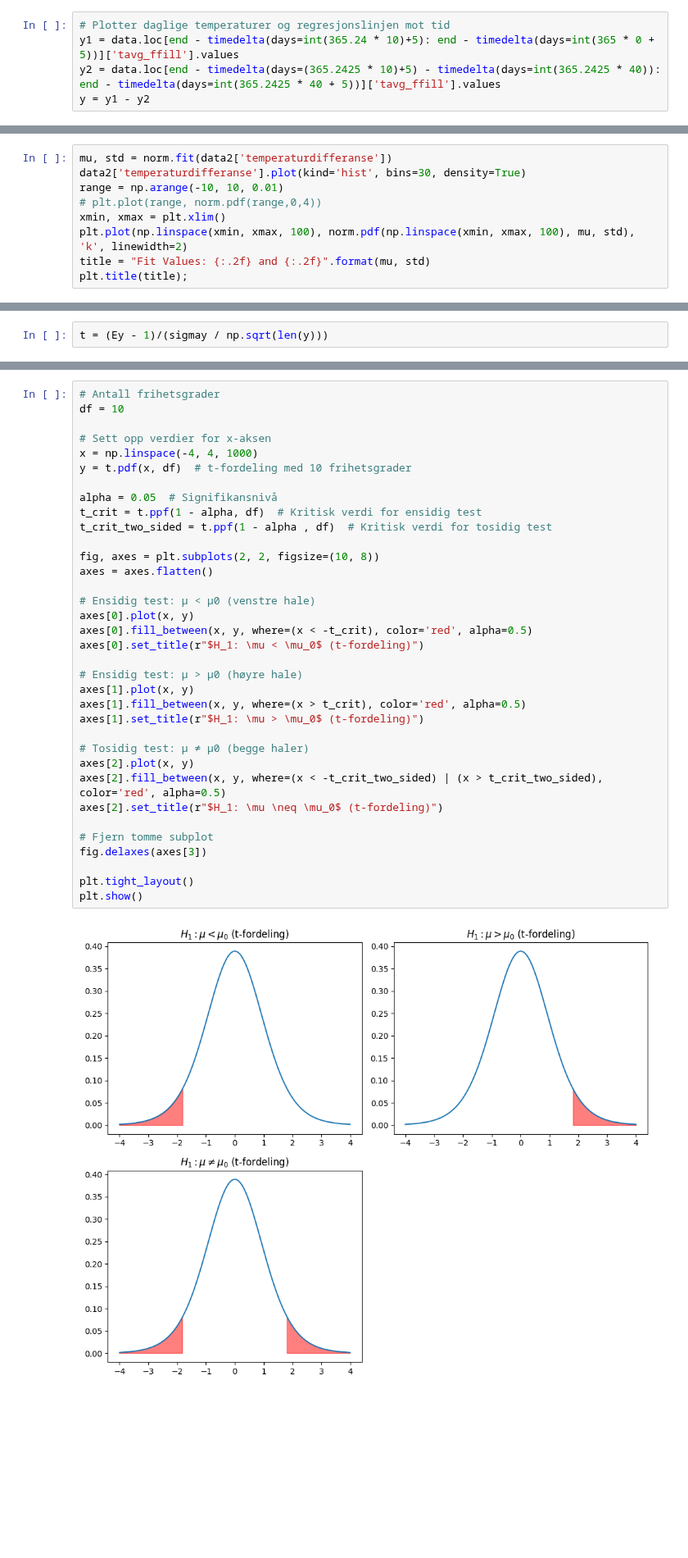
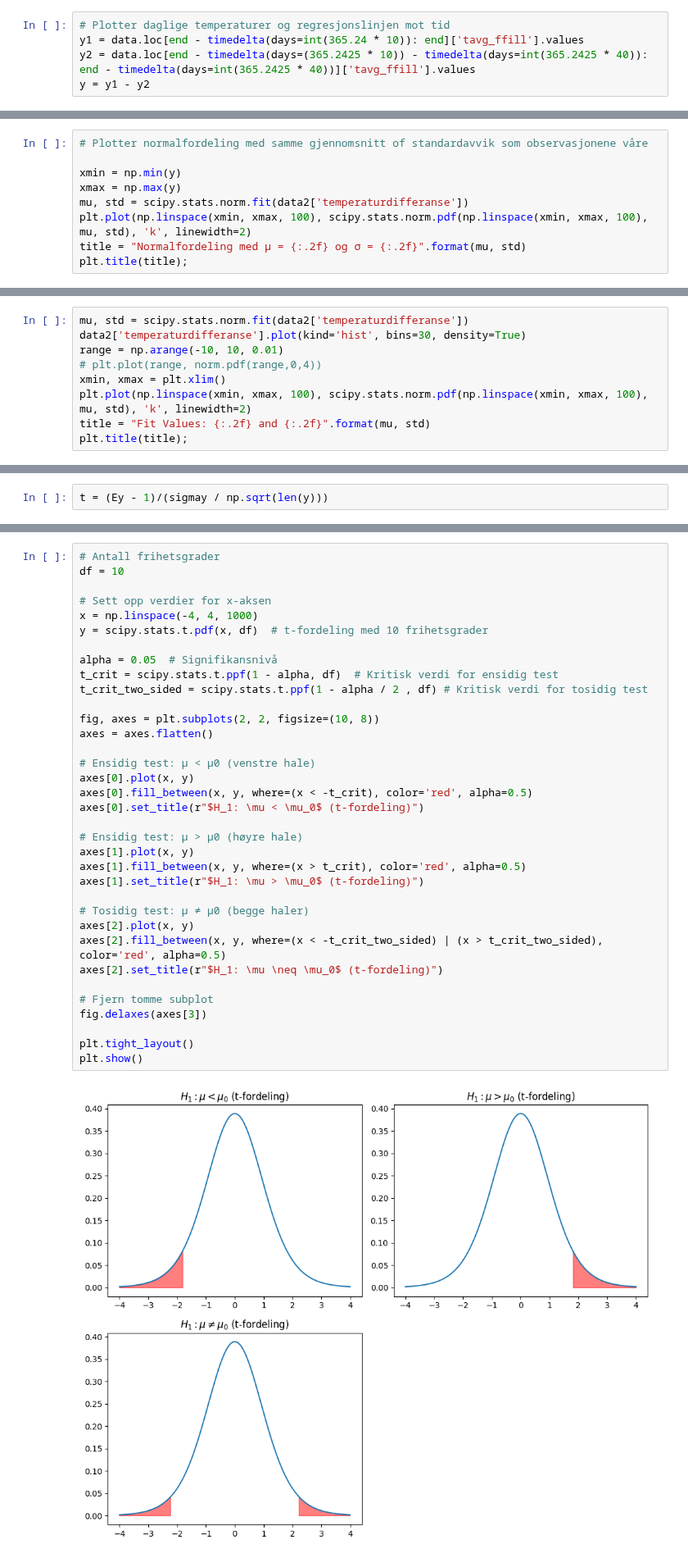
Before and after one commit to mbr085/V25MAT102, a Jupyter notebook: notebooks/uke12/hypotesetest.ipynb, the cells around one changed output, grey strips where cells are left out. Shown at 82% size. Drawn from its saved outputs; the diff is of its cells as text; blank space fills up the shorter version.

```diff
--- a/notebooks/uke12/hypotesetest.ipynb
+++ b/notebooks/uke12/hypotesetest.ipynb
@@ -73,8 +78,8 @@ t = (np.array(data.index) - np.array(data.index)[0]).astype(np.timedelta64(1, 'D
 data['tavg_ffill'] = data['tavg'].ffill()
 # %%
 # Plotter daglige temperaturer og regresjonslinjen mot tid
-y1 = data.loc[end - timedelta(days=int(365.24 * 10)+5): end - timedelta(days=int(365 * 0 + 5))]['tavg_ffill'].values
-y2 = data.loc[end - timedelta(days=(365.2425 * 10)+5) - timedelta(days=int(365.2425 * 40)): end - timedelta(days=int(365.2425 * 40 + 5))]['tavg_ffill'].values
+y1 = data.loc[end - timedelta(days=int(365.24 * 10)): end]['tavg_ffill'].values
+y2 = data.loc[end - timedelta(days=(365.2425 * 10)) - timedelta(days=int(365.2425 * 40)): end - timedelta(days=int(365.2425 * 40))]['tavg_ffill'].values
 y = y1 - y2
 # %%
 # Lager pandas dataframe med temperaturdifferanser.
@@ -115,0 +111,9 @@ from scipy.stats import norm
+# %%
+# Plotter normalfordeling med samme gjennomsnitt of standardavvik som observasjonene våre
+
+xmin = np.min(y)
+xmax = np.max(y)
+mu, std = scipy.stats.norm.fit(data2['temperaturdifferanse'])
+plt.plot(np.linspace(xmin, xmax, 100), scipy.stats.norm.pdf(np.linspace(xmin, xmax, 100), mu, std), 'k', linewidth=2)
+title = "Normalfordeling med μ = {:.2f} og σ = {:.2f}".format(mu, std)
+plt.title(title);
@@ -137,10 +153,10 @@ Da kan jeg visuellt avgjøre om data ser ut som om de er normalfordelte. Her und
 # %%
-mu, std = norm.fit(data2['temperaturdifferanse'])
+mu, std = scipy.stats.norm.fit(data2['temperaturdifferanse'])
 data2['temperaturdifferanse'].plot(kind='hist', bins=30, density=True)
 range = np.arange(-10, 10, 0.01)
 # plt.plot(range, norm.pdf(range,0,4))
 xmin, xmax = plt.xlim()
-plt.plot(np.linspace(xmin, xmax, 100), norm.pdf(np.linspace(xmin, xmax, 100), mu, std), 'k', linewidth=2)
+plt.plot(np.linspace(xmin, xmax, 100), scipy.stats.norm.pdf(np.linspace(xmin, xmax, 100), mu, std), 'k', linewidth=2)
 title = "Fit Values: {:.2f} and {:.2f}".format(mu, std)
 plt.title(title);
 # %% [output]
@@ -205,37 +245,37 @@ df = 10
 
 # Sett opp verdier for x-aksen
 x = np.linspace(-4, 4, 1000)
-y = t.pdf(x, df)  # t-fordeling med 10 frihetsgrader
+y = scipy.stats.t.pdf(x, df)  # t-fordeling med 10 frihetsgrader
 
 alpha = 0.05  # Signifikansnivå
-t_crit = t.ppf(1 - alpha, df)  # Kritisk verdi for ensidig test
-t_crit_two_sided = t.ppf(1 - alpha , df)  # Kritisk verdi for tosidig test
+t_crit = scipy.stats.t.ppf(1 - alpha, df)  # Kritisk verdi for ensidig test
+t_crit_two_sided = scipy.stats.t.ppf(1 - alpha / 2 , df) # Kritisk verdi for tosidig test
 
 fig, axes = plt.subplots(2, 2, figsize=(10, 8))
 axes = axes.flatten()
 
 # Ensidig test: μ < μ0 (venstre hale)
 axes[0].plot(x, y)
 axes[0].fill_between(x, y, where=(x < -t_crit), color='red', alpha=0.5)
 axes[0].set_title(r"$H_1: \mu < \mu_0$ (t-fordeling)")
 
 # Ensidig test: μ > μ0 (høyre hale)
 axes[1].plot(x, y)
 axes[1].fill_between(x, y, where=(x > t_crit), color='red', alpha=0.5)
 axes[1].set_title(r"$H_1: \mu > \mu_0$ (t-fordeling)")
 
 # Tosidig test: μ ≠ μ0 (begge haler)
 axes[2].plot(x, y)
 axes[2].fill_between(x, y, where=(x < -t_crit_two_sided) | (x > t_crit_two_sided), color='red', alpha=0.5)
 axes[2].set_title(r"$H_1: \mu \neq \mu_0$ (t-fordeling)")
 
 # Fjern tomme subplot
 fig.delaxes(axes[3])
 
 plt.tight_layout()
 plt.show()
 # %% [output]
-[figure, old version]
+[figure, new version]
 # %% [markdown]
 De skraverte feltene tilsvarer områder der vi forkaster nullhypotesen med tre ulike tilfeller av
 alternativhypotesen. Det første tilfellet tilsvarer alternativ-hypotese µ < $\mu_0$, det andre tilsvarer alternativ-
```
Also changed, not shown: parts of 20 cells of this notebook.
